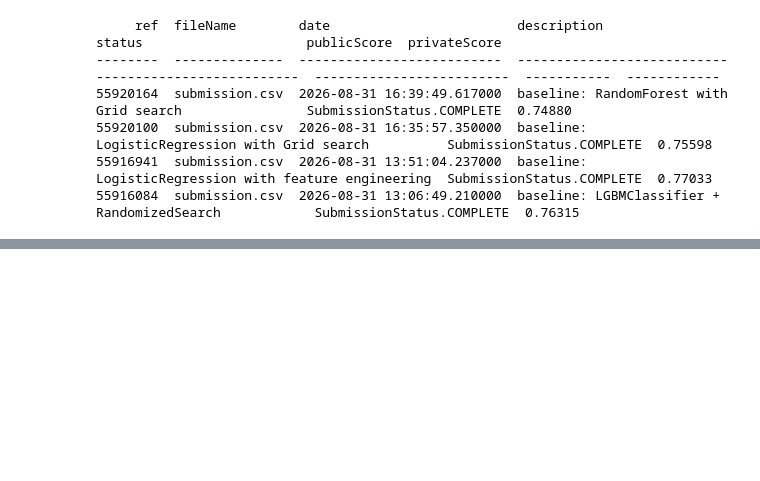
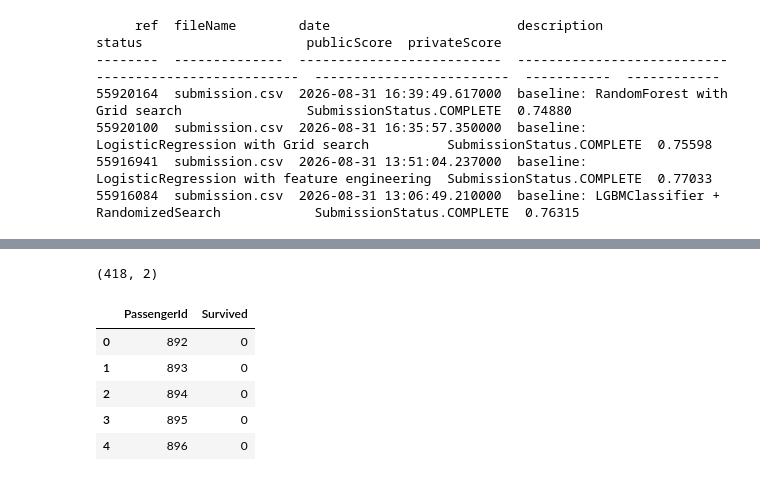
Before and after one commit to doosung-bang/AI_Sprint, a Jupyter notebook: 스프린트미션/미션3_4팀_방두성.ipynb, the cells around one changed output, grey strips where cells are left out. Saved outputs shown, nothing was run; the diff lists cells and outputs as text; code cells hidden in the pictures; blank space fills up the shorter version.

```diff
--- a/스프린트미션/미션3_4팀_방두성.ipynb
+++ b/스프린트미션/미션3_4팀_방두성.ipynb
@@ -1652,11 +1654,12 @@ def add_features(df):
 
     return df
 
-
+train_df = pd.read_csv(PATH + '/train.csv')
 test_df = pd.read_csv(PATH + '/test.csv')
+train_fe = add_features(train_df)
 test_fe = add_features(test_df)
-X = data[FEATURES]
-y = data[TARGET]
+X = train_fe[FEATURES]
+y = train_fe[TARGET]
 display(X)
 display(y)
 X_test = test_fe[FEATURES]
@@ -1883,0 +2015,42 @@ Successfully submitted to Titanic - Machine Learning from Disaster
+# %%
+#################################################
+# XGBClassifier  하이터파라미터 튜닝 후 적용
+#################################################
+model = XGBClassifier(base_score=None, booster=None, callbacks=None,
+              colsample_bylevel=0.8, colsample_bynode=None,
+              colsample_bytree=0.7, device=None, early_stopping_rounds=None,
+              enable_categorical=True, eval_metric=None, feature_types=None,
+              feature_weights=None, gamma=np.float64(0.2087055015743895),
+              grow_policy=None, importance_type=None,
+              interaction_constraints=None,
+              learning_rate=np.float64(0.04221078104707303), max_bin=None,
+              max_cat_threshold=None, max_cat_to_onehot=None,
+              max_delta_step=None, max_depth=5, max_leaves=None,
+              min_child_weight=3,  monotone_constraints=None,
+              multi_strategy=None, n_estimators=400, n_jobs=None,
+              num_parallel_tree=None)
+model_pipeline = Pipeline(
+    steps=[
+        ('processor', preprocessor),
+        ('classifier', model)
+    ]
+)
+model_pipeline.fit(X, y) #학습
+X_test = test_fe[FEATURES]
+pred = model_pipeline.predict(X_test)
+
+submission = pd.DataFrame({
+    "PassengerId": test_fe["PassengerId"],
+    "Survived": pred.astype(int),
+})
+submission.to_csv("submission.csv", index=False)
+print(submission.shape)
+submission.head()
+# %% [output]
+(418, 2)
+|  | PassengerId | Survived |
+| 0 | 892 | 0 |
+| 1 | 893 | 0 |
+| 2 | 894 | 0 |
+| 3 | 895 | 0 |
+| 4 | 896 | 0 |
```
Also changed, not shown: parts of 9 cells of this notebook, 3 other files.
